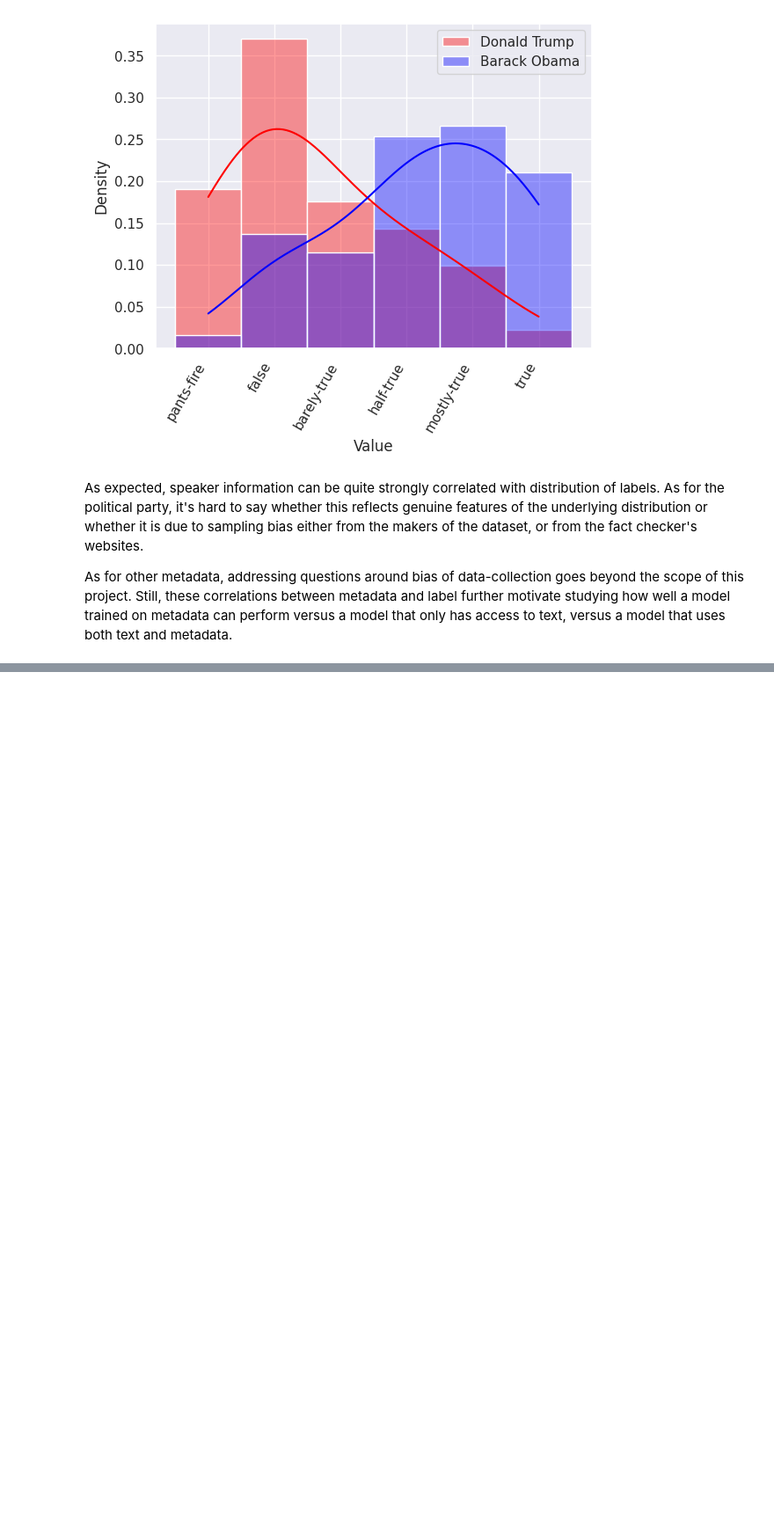
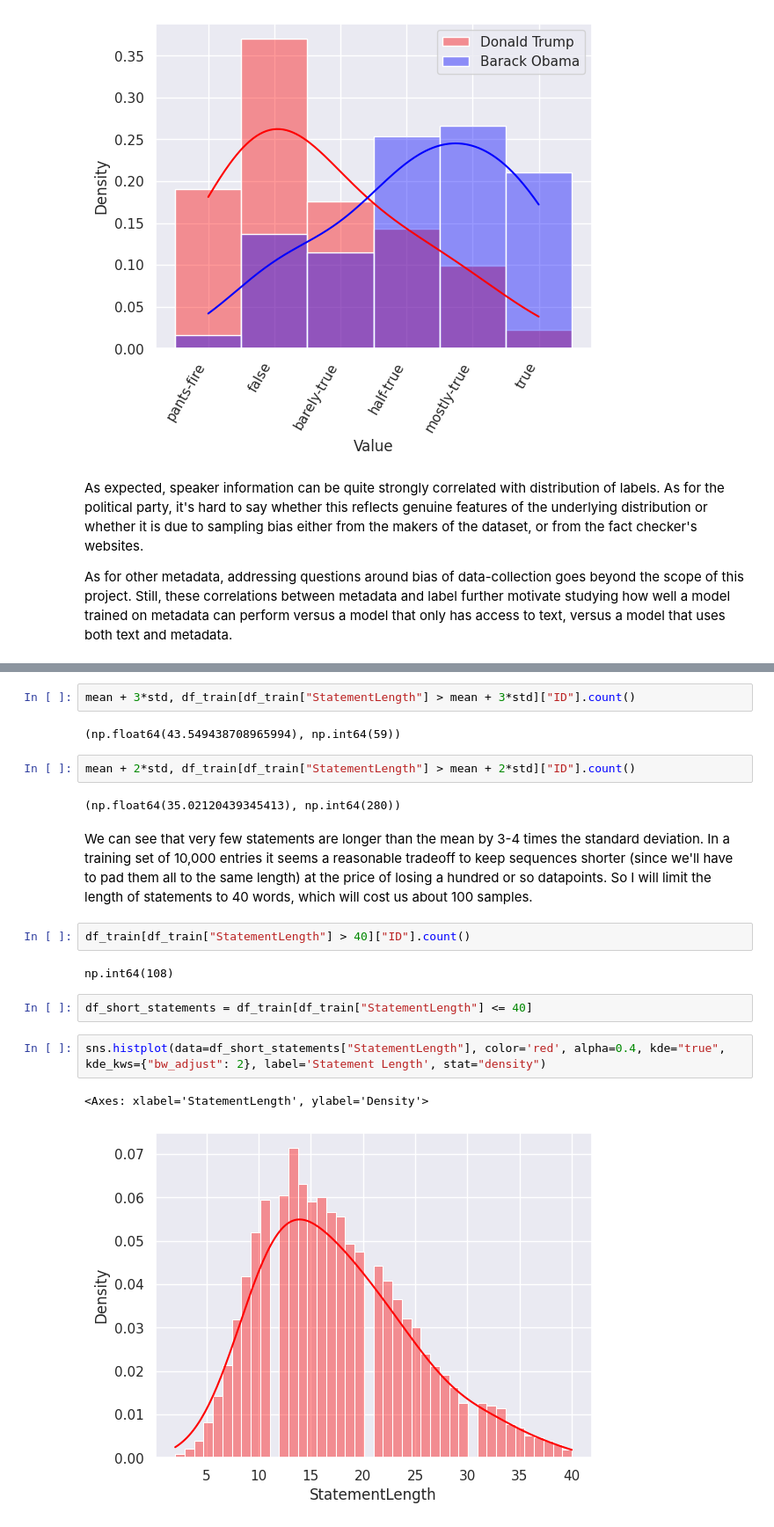
Before and after one commit to giacomomolinari/liar-fake-news-detector, a Jupyter notebook: eda.ipynb, the cells around one changed output, grey strips where cells are left out. Shown at 88% size. Drawn from its saved outputs; the diff is of its cells as text; blank space fills up the shorter version.

```diff
--- a/eda.ipynb
+++ b/eda.ipynb
@@ -418,0 +478,21 @@ As for other metadata, addressing questions around bias of data-collection goes
+# %%
+mean + 3*std, df_train[df_train["StatementLength"] > mean + 3*std]["ID"].count()
+# %% [output]
+(np.float64(43.549438708965994), np.int64(59))
+# %%
+mean + 2*std, df_train[df_train["StatementLength"] > mean + 2*std]["ID"].count()
+# %% [output]
+(np.float64(35.02120439345413), np.int64(280))
+# %% [markdown]
+We can see that very few statements are longer than the mean by 3-4 times the standard deviation. In a training set of 10,000 entries it seems a reasonable tradeoff to keep sequences shorter (since we'll have to pad them all to the same length) at the price of losing a hundred or so datapoints. So I will limit the length of statements to 40 words, which will cost us about 100 samples.
+# %%
+df_train[df_train["StatementLength"] > 40]["ID"].count()
+# %% [output]
+np.int64(108)
+# %%
+df_short_statements = df_train[df_train["StatementLength"] <= 40]
+# %%
+sns.histplot(data=df_short_statements["StatementLength"], color='red', alpha=0.4, kde="true", kde_kws={"bw_adjust": 2}, label='Statement Length', stat="density")
+# %% [output]
+<Axes: xlabel='StatementLength', ylabel='Density'>
+[figure, added]
```
Also changed, not shown: parts of 13 cells of this notebook.
